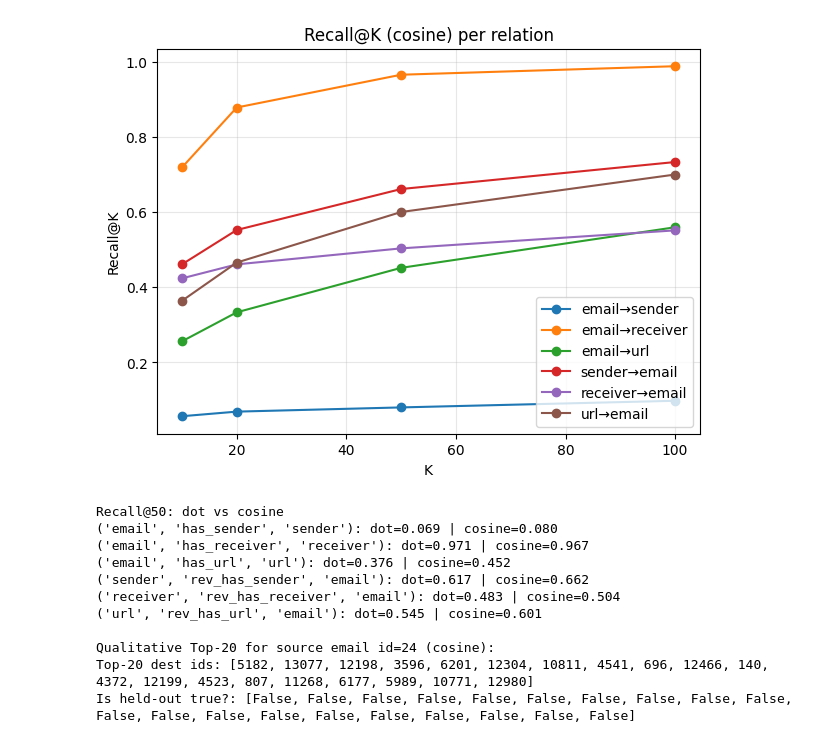
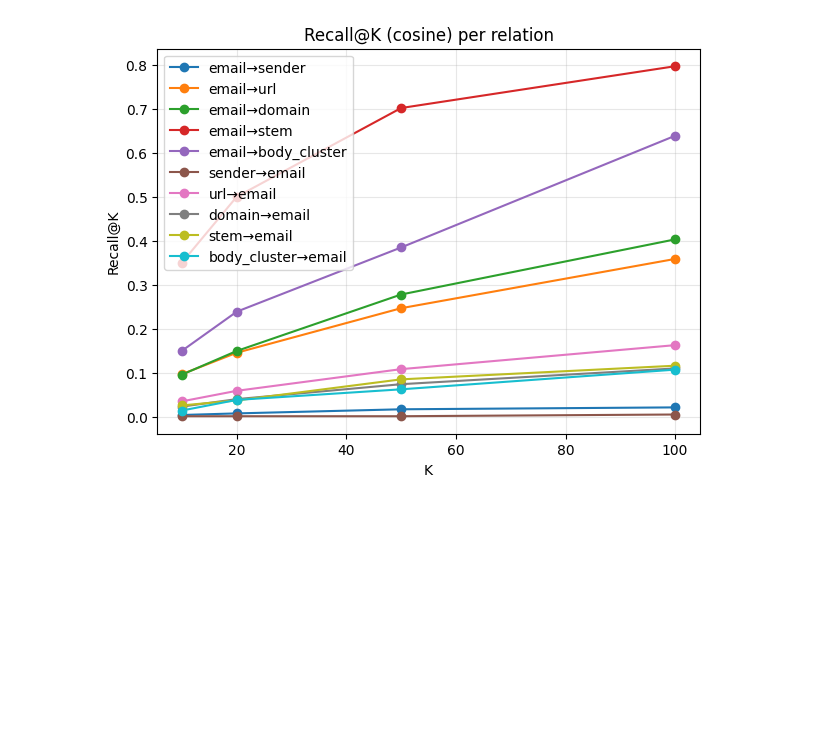
Before and after one commit to DeLyXHardiee/GNN-Campaign-Detection, a Jupyter notebook: core/GNN/notebooks/model_testing.ipynb, the cells around one changed output. Drawn from its saved outputs; the diff is of its cells as text; code cells hidden in the pictures; blank space fills up the shorter version.

```diff
--- a/core/GNN/notebooks/model_testing.ipynb
+++ b/core/GNN/notebooks/model_testing.ipynb
@@ -27,7 +27,7 @@ data = ToUndirected()(data)
 
 # Optional: drop nodes/edges to mirror training pipeline
 # Which node types do we want to KEEP in the graph?
-keep = ['email', 'url', 'sender', 'domain', 'receiver', 'stem']   # <- adjust as you like
+keep = ['email', 'sender', 'url', 'domain', 'stem', 'body_cluster']  # <- adjust as you like
 
 keep_set = set(keep)
 
@@ -42,14 +42,6 @@ for et in list(data.edge_types):      # et is (src, rel, dst)
     if src not in keep_set or dst not in keep_set:
         del data[et]
 
-# Feature normalization (zero mean, unit variance per feature dim)
-for ntype in data.node_types:
-    if 'x' not in data[ntype]:
-        continue
-    x = data[ntype].x.float()
-    mu = x.mean(dim=0)
-    sigma = x.std(dim=0).clamp_min(1e-6)
-    data[ntype].x = (x - mu) / sigma
 
 # Load model, predictor, loaders, splits, and checkpoint metadata
 model, predictor, loaders, splits, checkpoint = load_full_run(
@@ -133,7 +165,7 @@ from src.eval_link import topk_for_source
 # --- Embed on the train_graph (leakage-safe) ---
 h_train = embed_with_graph(DEVICE, model, splits['train_graph'])
 
-et = ('url', 'rev_has_url', 'email')
+et = ('email', 'has_url', 'url')
 
 # L2-normalize embeddings so dot products ≈ cosine
 S = F.normalize(h_train[et[0]], p=2, dim=1)
@@ -187,77 +217,32 @@ Evaluates retrieval quality at different K and compares similarity metrics.
 # %%
 # === Light suggestions: recall curves, cosine vs dot, qualitative Top-K, optional fine-tune ===
 import torch, matplotlib.pyplot as plt
 import os, sys
 PROJECT_ROOT = os.path.abspath("..")  # if notebook is in notebooks/
 if PROJECT_ROOT not in sys.path:
     sys.path.insert(0, PROJECT_ROOT)
 
 from src.embed import embed_with_graph
-from src.eval_link import collect_scores, topk_eval_with_splits, topk_for_source, recall_at_k_mrr
+from src.eval_link import collect_auroc_ap_scores, topk_eval_with_splits, topk_for_source, recall_at_k_mrr
 
 # --- 1) Recall@K curves (cosine) ---
 K_list = [10, 20, 50, 100]
 h_train = embed_with_graph(DEVICE, model, splits['train_graph'])  # leakage-safe embeddings
 ets = splits['sup_ets']
 
 recall_curves = {et: [] for et in ets}
 for et in ets:
     for K in K_list:
         res = recall_at_k_mrr(h_train, et, splits['test_pos'][et], K=K, use_dot=False)
         recall_curves[et].append(res['recall@K'])
 
 # Plot curves
 plt.figure(figsize=(7,5))
 for et, vals in recall_curves.items():
     label = f"{et[0]}→{et[2]}"
     plt.plot(K_list, vals, marker='o', label=label)
 plt.xlabel("K"); plt.ylabel("Recall@K"); plt.title("Recall@K (cosine) per relation"); plt.grid(True, alpha=0.3)
 plt.legend()
 plt.show()
-
-# --- 2) Dot vs Cosine table at K=50 ---
-def recall_at_k_for_metric(h, et, K, use_dot):
-    return recall_at_k_mrr(h, et, splits['test_pos'][et], K=K, use_dot=use_dot)['recall@K']
-
-print("\nRecall@50: dot vs cosine")
-for et in ets:
-    r_dot = recall_at_k_for_metric(h_train, et, K=50, use_dot=True)
-    r_cos = recall_at_k_for_metric(h_train, et, K=50, use_dot=False)
-    print(f"{et}: dot={r_dot:.3f} | cosine={r_cos:.3f}")
-
-# --- 3) Qualitative Top-K (pick a source that has held-out positives) ---
-et_demo = ('email', 'has_url', 'url')  # change if you want a different relation
-srcs_with_pos = splits['test_pos'][et_demo][0].unique()
-if len(srcs_with_pos) > 0:
-    src_id = int(srcs_with_pos[0])  # first valid source
-    top_ids, top_scores = topk_for_source(h_train, et_demo, src_id, K=20, cosine=True)
-    true_dests = set(splits['test_pos'][et_demo][1][splits['test_pos'][et_demo][0]==src_id].cpu().tolist())
-    print(f"\nQualitative Top-20 for source {et_demo[0]} id={src_id} (cosine):")
-    print("Top-20 dest ids:", top_ids)
-    print("Is held-out true?:", [i in true_dests for i in top_ids])
-else:
-    print(f"No sources with held-out positives found for {et_demo}")
-
-# --- 4) (Optional) Fine-tune a bit more, then re-run the same checks ---
-# Uncomment to do 2 more epochs with same loaders/optimizer settings:
-# opt = torch.optim.AdamW(model.parameters(), lr=1e-3, weight_decay=1e-4)
-# for e in range(2):
-#     tr_loss, tr_acc = train_epoch(model, predictor, opt, loaders['train'])
-#     va_loss, va_acc = eval_epoch(model, predictor, loaders['val'])
-#     print(f"[Finetune {e+1}/2] train {tr_loss:.4f}/{tr_acc:.3f} | val {va_loss:.4f}/{va_acc:.3f}")
-# # Recompute embeddings & recall curves if you fine-tuned:
-# # h_train = embed_with_graph(model, splits['train_graph'])
-# # (then rerun the recall curve and Top-K blocks above)
 # %% [output]
-[figure, old version]
+[figure, new version]
-Recall@50: dot vs cosine
-('email', 'has_sender', 'sender'): dot=0.069 | cosine=0.080
-('email', 'has_receiver', 'receiver'): dot=0.971 | cosine=0.967
-('email', 'has_url', 'url'): dot=0.376 | cosine=0.452
-('sender', 'rev_has_sender', 'email'): dot=0.617 | cosine=0.662
-('receiver', 'rev_has_receiver', 'email'): dot=0.483 | cosine=0.504
-('url', 'rev_has_url', 'email'): dot=0.545 | cosine=0.601
-
-Qualitative Top-20 for source email id=24 (cosine):
-Top-20 dest ids: [5182, 13077, 12198, 3596, 6201, 12304, 10811, 4541, 696, 12466, 140, 4372, 12199, 4523, 807, 11268, 6177, 5989, 10771, 12980]
-Is held-out true?: [False, False, False, False, False, False, False, False, False, False, False, False, False, False, False, False, False, False, False, False]
```
Also changed, not shown: parts of 10 cells of this notebook, 17 other files.
